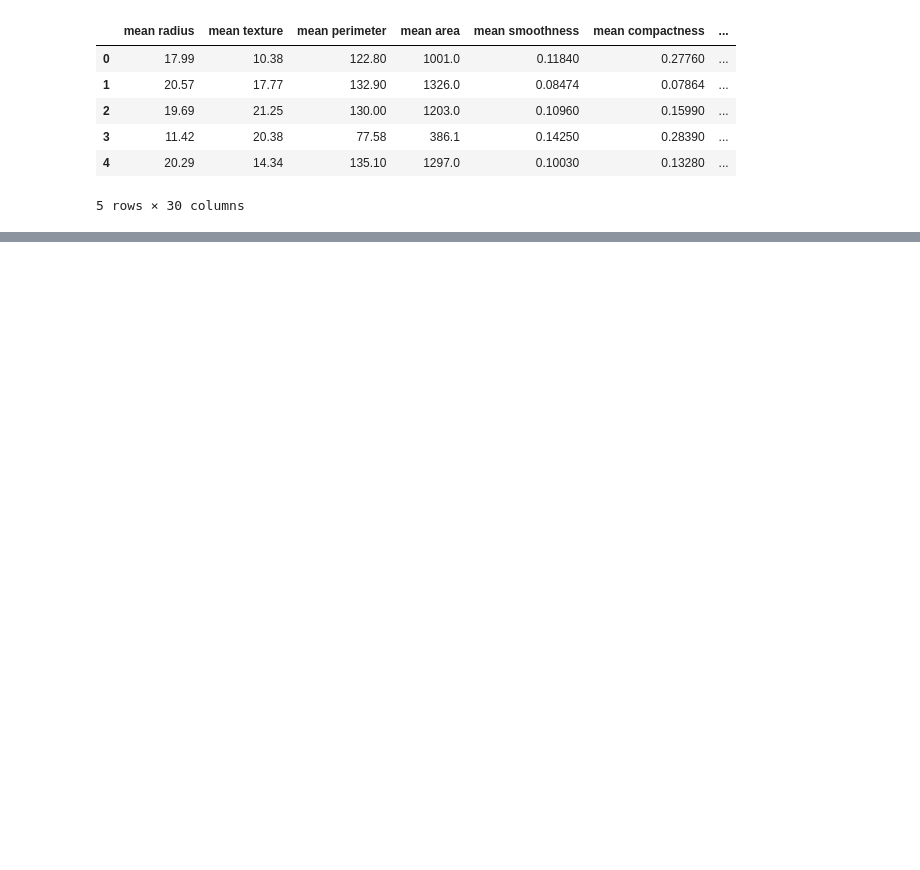
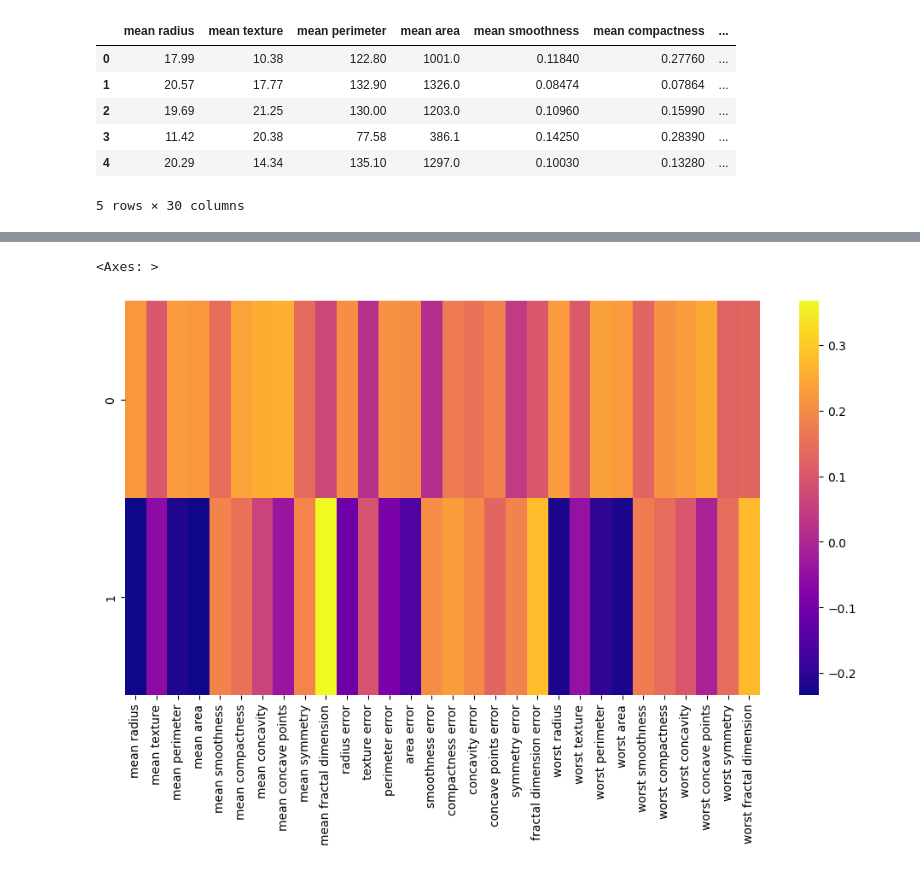
Before and after one commit to Malinda1/machine-learning_course_01, a Jupyter notebook: principle_component_analysis/prinicple_component_analysis_01.ipynb, the cells around one changed output, grey strips where cells are left out. Cells and saved outputs as stored; diff of their text form; code cells hidden in the pictures; blank space fills up the shorter version.

```diff
--- a/principle_component_analysis/prinicple_component_analysis_01.ipynb
+++ b/principle_component_analysis/prinicple_component_analysis_01.ipynb
@@ -28,0 +58,7 @@ data_01.head()
+# %%
+data_02 = pd.DataFrame(
+    pca.components_,
+    columns = cancer['feature_names']
+)
+
+data_02
@@ -28,0 +70,9 @@ data_01.head()
+# %%
+plt.figure(figsize = (12, 6))
+sns.heatmap(
+    data_02,
+    cmap = 'plasma'
+)
+# %% [output]
+<Axes: >
+[figure, added]
```
Also changed, not shown: parts of 7 cells of this notebook.
